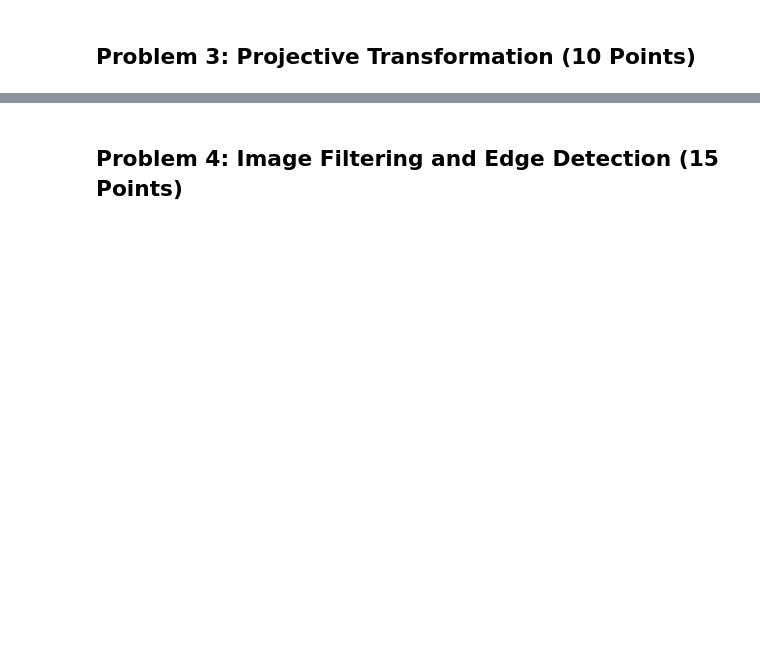
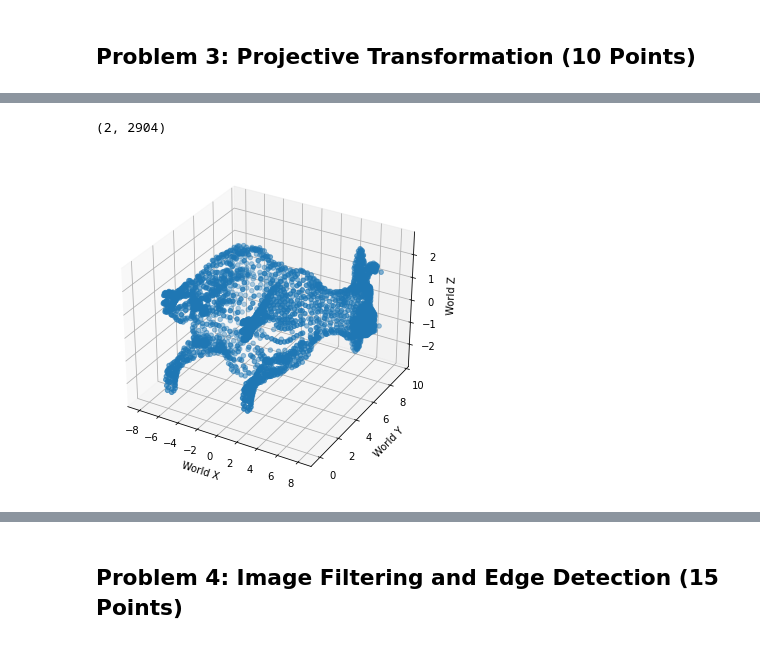
Before and after one commit to alexkrz/cv_tud, a Jupyter notebook: cv1_ex01/cv1_exercise01.ipynb, the cells around one changed output, grey strips where cells are left out. Drawn from its saved outputs; the diff is of its cells as text; code cells hidden in the pictures; blank space fills up the shorter version.

Commit message:
Finished problem 2 and 3

```diff
--- a/cv1_ex01/cv1_exercise01.ipynb
+++ b/cv1_ex01/cv1_exercise01.ipynb
@@ -62,2 +61,18 @@ display_image(img_interpolated)
 # %% [markdown]
 ## Problem 3: Projective Transformation (10 Points)
+# %%
+from problem3 import *
+
+t = np.array([-27.1, -2.9, -3.2])
+principal_point = np.array([8, -10])
+focal_length = 8
+
+# model transformations
+T = gettranslation(t)
+Ry = getyrotation(135)
+Rx = getxrotation(-30)
+Rz = getzrotation(90)
+print(T)
+print(Ry)
+print(Rx)
+print(Rz)
@@ -63,0 +96,6 @@ display_image(img_interpolated)
+# %%
+K = getcentralprojection(principal_point, focal_length)
+
+P,M = getfullprojection(T, Rx, Ry, Rz, K)
+print(P)
+print(M)
@@ -63,0 +116,10 @@ display_image(img_interpolated)
+# %%
+Xt = invertprojection(K, points, z)
+
+Xh = inverttransformation(M, Xt)
+
+worldpoints = hom2cart(Xh)
+displaypoints3d(worldpoints)
+# %% [output]
+(2, 2904)
+[figure, added]
```
Also changed, not shown: parts of 6 cells of this notebook, 2 other files.
